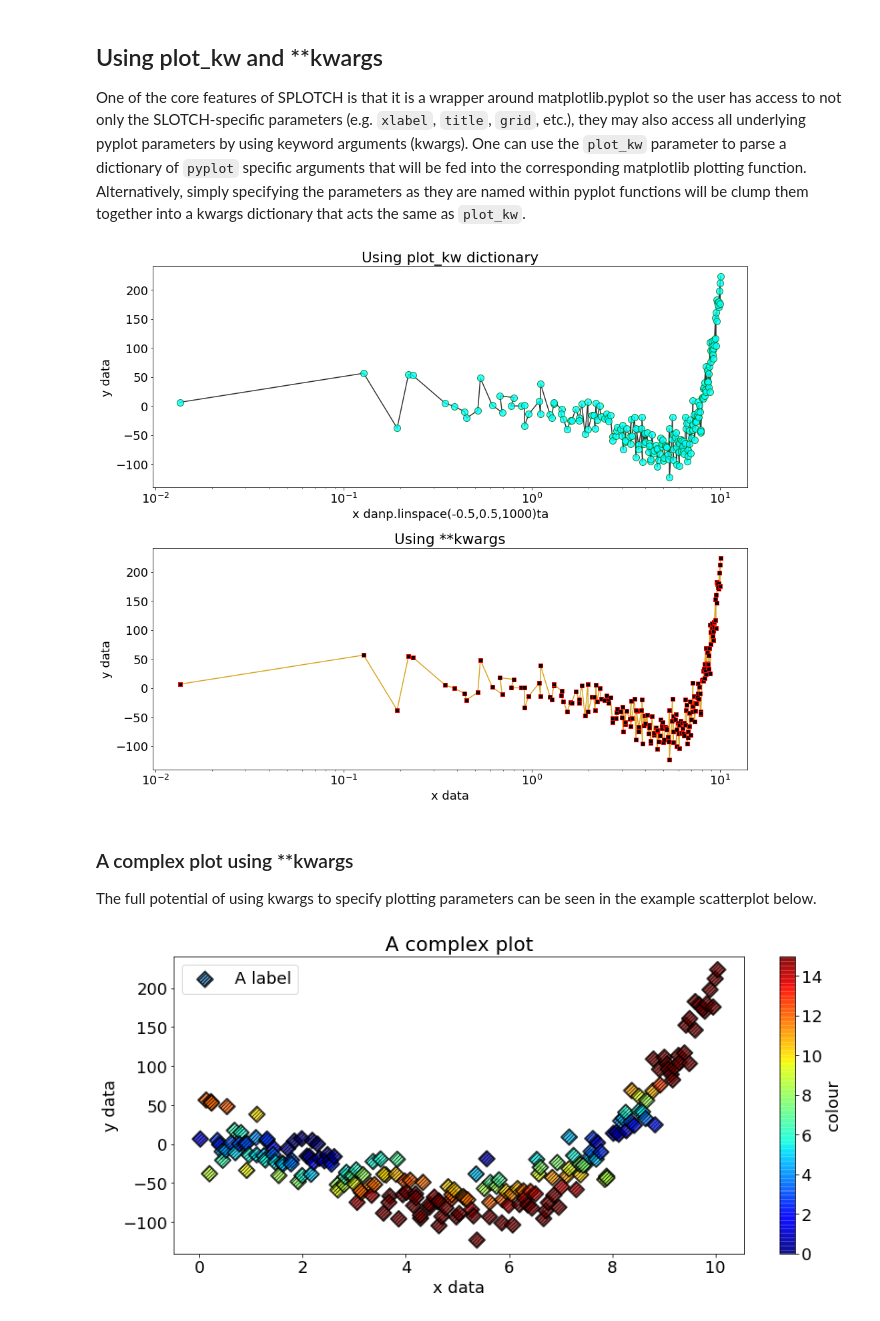
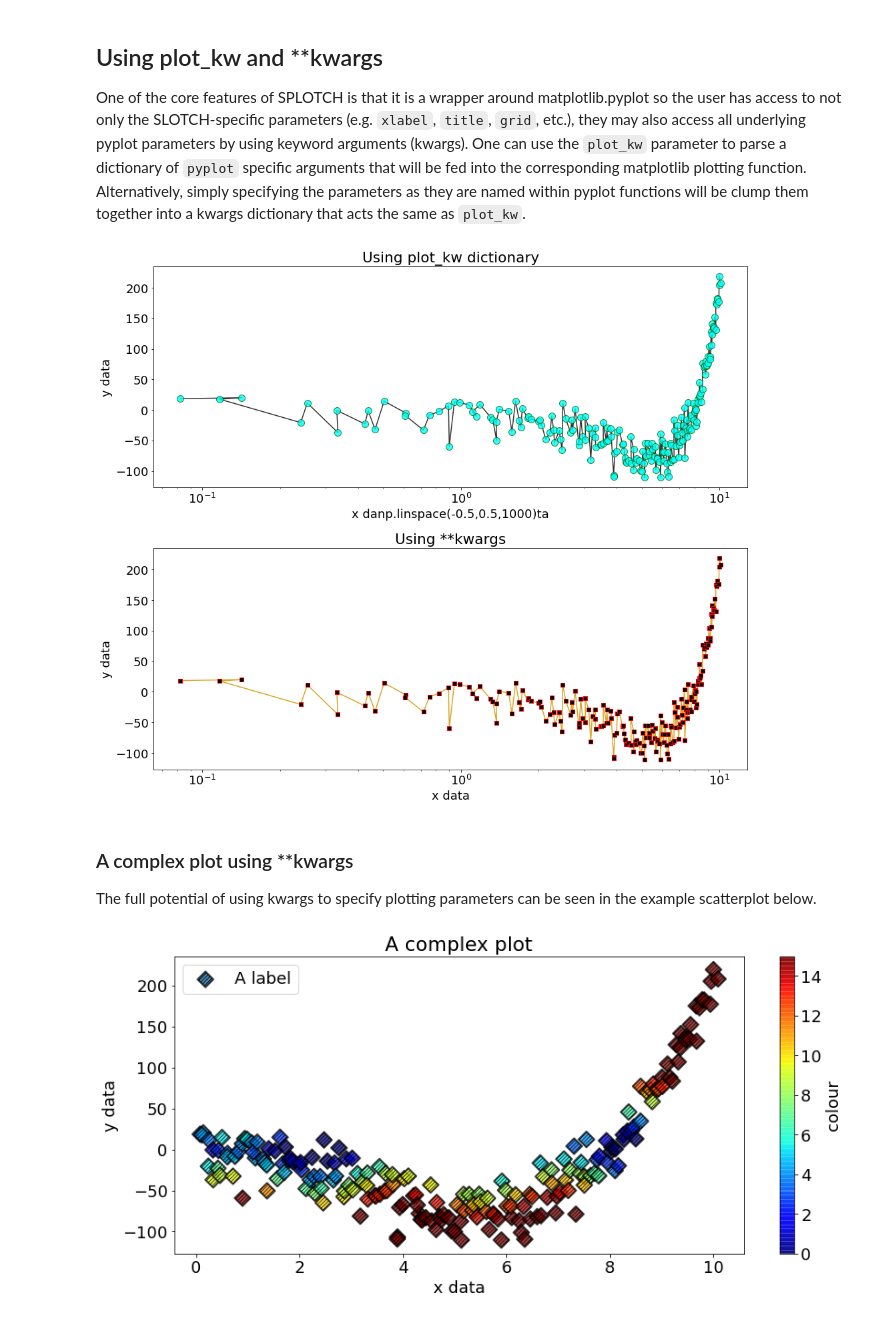
Before and after one commit to MBravoS/splotch, a Jupyter notebook: docs/Examples.ipynb, the cells around one changed output. Cells and saved outputs as stored; diff of their text form; code cells hidden in the pictures.

```diff
--- a/docs/Examples.ipynb
+++ b/docs/Examples.ipynb
@@ -21,9 +21,10 @@ matplotlib.rcParams['figure.figsize'] = (14,6) # increased figure size
 matplotlib.rcParams['font.size'] = 18 # increased font size
 # %%
 # Create some fake data
-xdata = np.linspace(0.0,10.0,num=200) + np.random.random(size=200)/10.0
-ydata = xdata**3 - 8*xdata**2 + np.random.normal(0.0,20.0,size=200)
-cdata = 3*np.sin(xdata*2) + 0.2*abs(ydata)
+rng=np.random.default_rng()
+xdata=np.linspace(0.0,10.0,num=200)+rng.random(size=200)/10.0
+ydata=xdata**3-8*xdata**2+rng.normal(0.0,20.0,size=200)
+cdata=3*np.sin(xdata*2)+0.2*abs(ydata)
 # %%
 fig, ax = plt.subplots()
 
@@ -394,39 +386,36 @@ No handles with labels found to put in legend.
 ## Using plot_kw and \*\*kwargs
 One of the core features of SPLOTCH is that it is a wrapper around matplotlib.pyplot so the user has access to not only the SLOTCH-specific parameters (e.g. `xlabel`, `title`, `grid`, etc.), they may also access all underlying pyplot parameters by using keyword arguments (kwargs). One can use the `plot_kw` parameter to parse a dictionary of `pyplot` specific arguments that will be fed into the corresponding matplotlib plotting function. Alternatively, simply specifying the parameters as they are named within pyplot functions will be clump them together into a kwargs dictionary that acts the same as `plot_kw`.
 # %%
-fig, axes = plt.subplots(nrows=2,ncols=1,figsize=(14,12))
+fig,axes=plt.subplots(nrows=2,ncols=1,figsize=(14,12))
 
 # Basic plot explicitly using plot_kw dictionary
-kw_dict = dict(marker='o',markersize=10,markerfacecolor='cyan',
+kw_dict=dict(marker='o',markersize=10,markerfacecolor='cyan',
                markeredgecolor='darkgreen',color='black',alpha=0.8)
 
 # feed kw_dict into any splotch function
-splt.plot(x=xdata,y=ydata,xlog=True,ax=axes[0],
-          xlabel="x danp.linspace(-0.5,0.5,1000)ta",ylabel="y data",title="Using plot_kw dictionary",
-          plot_kw=kw_dict)
-
+splt.plot(x=xdata,y=ydata,xlog=True,ax=axes[0],xlabel="x danp.linspace(-0.5,0.5,1000)ta",
+          ylabel="y data",title="Using plot_kw dictionary",plot_kw=kw_dict)
 
 # Basic plot *implicitly* referencing pyplot parameters which will be given as keyword arguments
-splt.plot(x=xdata,y=ydata,xlog=True,ax=axes[1],
-          xlabel="x data",ylabel="y data",title="Using **kwargs",
+splt.plot(x=xdata,y=ydata,xlog=True,ax=axes[1],xlabel="x data",ylabel="y data",title="Using **kwargs",
           marker='s',markersize=6,markerfacecolor='black',markeredgecolor='red',color='goldenrod',alpha=1)
 
 plt.tight_layout()
 plt.show()
 # %% [output]
-[figure, old version]
+[figure, new version]
 # %% [markdown]
 ### A complex plot using \*\*kwargs
 The full potential of using kwargs to specify plotting parameters can be seen in the example scatterplot below.
 # %%
-fig, axes = plt.subplots()
+fig,axes =plt.subplots()
 
 ### Using unnecessarily many kwargs to make a plot.
-splt.scatter(x=xdata,y=ydata,c=cdata,cmap='jet',vmin=0,vmax=15,plabel="A label",
+splt.scatter(x=xdata,y=ydata,c=cdata,cmap='jet',vmin=0,vmax=15,label="A label",
              xlabel="x data",ylabel="y data",clabel='colour',title="A complex plot",
              s=150, marker='D', edgecolors='black',linewidths=2,hatch='//////',
              alpha=0.75,plotnonfinite=True)
 
 plt.show()
 # %% [output]
-[figure, old version]
+[figure, new version]
```
Also changed, not shown: parts of 21 cells of this notebook, 7 other files.
